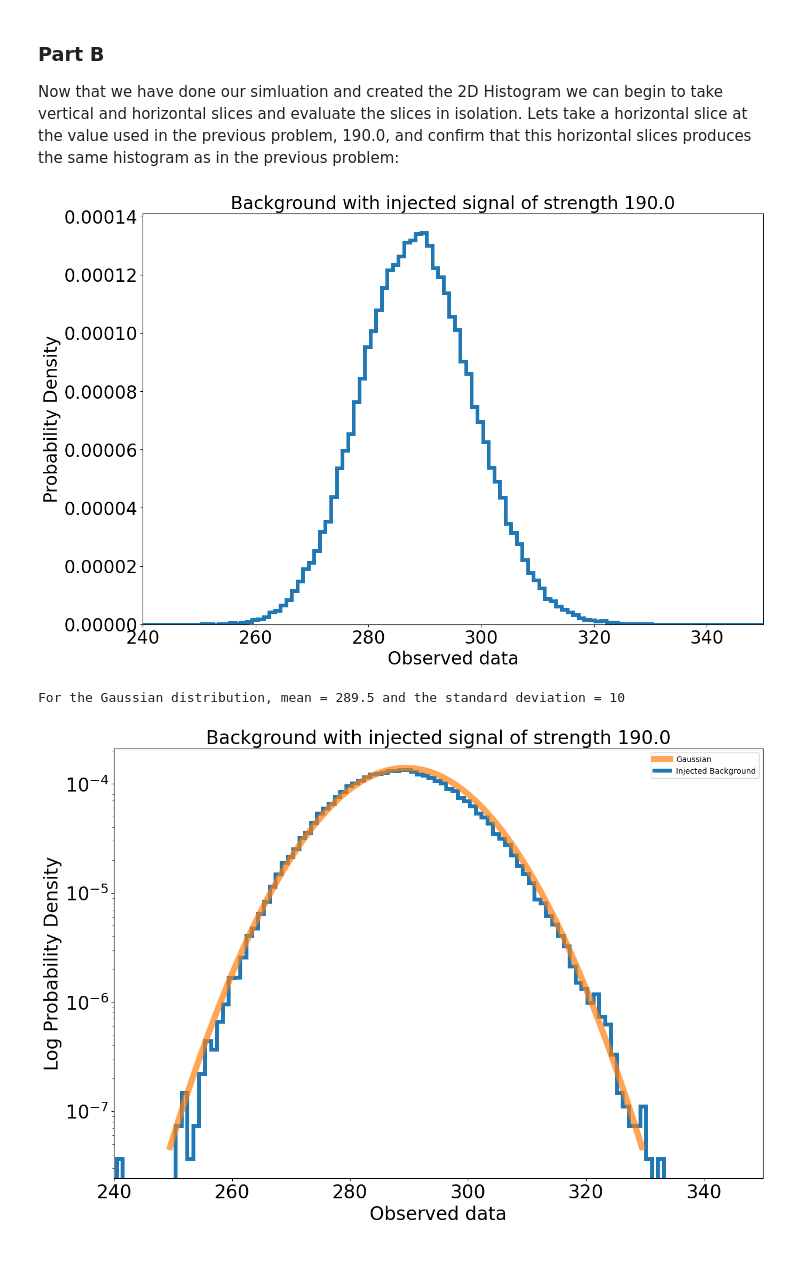
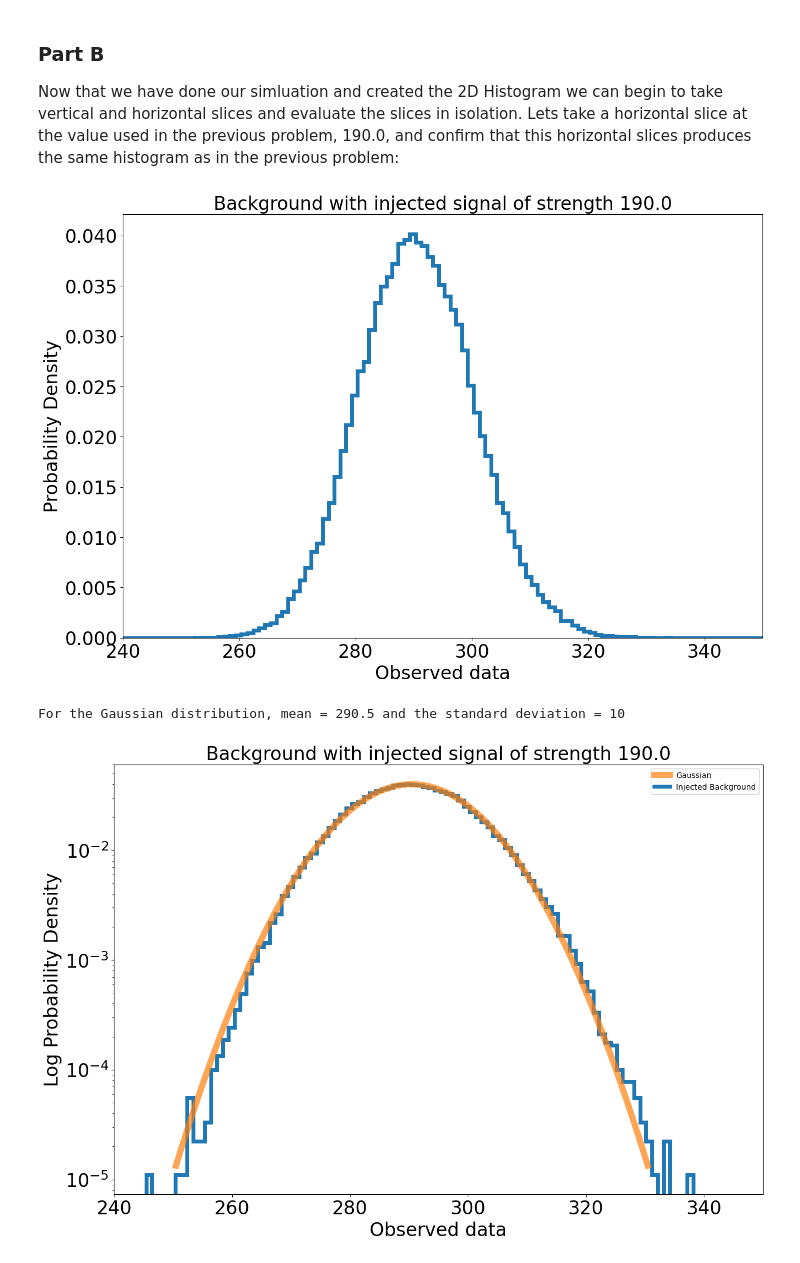
Before and after one commit to williamdolsen/phys434-21au, a Jupyter notebook: labs/lab6/lab6.ipynb, the cells around one changed output. Drawn from its saved outputs; the diff is of its cells as text; code cells hidden in the pictures.

```diff
--- a/labs/lab6/lab6.ipynb
+++ b/labs/lab6/lab6.ipynb
@@ -158,7 +158,7 @@ bkgd = stats.poisson.rvs(bkgd_lambda, size=draw_amount)
 # draw data for our injected signals
 signal_low = 0
 signal_high = 330
-signal = np.random.randint(low=signal_low, high=signal_high+1, size=draw_amount)
+signal = np.random.uniform(low=signal_low, high=signal_high+1, size=draw_amount)
 # %%
 # define our overall data
 data = bkgd + signal
@@ -190,19 +191,19 @@ plot_2d_hist(signaledges, dataedges, Psd)
 ### Part B
 
 Now that we have done our simluation and created the 2D Histogram we can begin to take vertical and horizontal slices and evaluate the slices in isolation.  Lets take a horizontal slice at the value used in the previous problem, 190.0, and confirm that this horizontal slices produces the same histogram as in the previous problem:
+# %%
+def normalize(vector, width):
+    return vector * (1 / (width * np.sum(vector)))
 # %%
 # find the bin associated with the injected value from problem 2
-p2_injected_signal_bin_idx = -1
-for i in range(0, len(signaledges)-1):
-    if signaledges[i] <= inject_8sigma_value and signaledges[i+1] >= inject_8sigma_value:
-        p2_injected_signal_bin_idx = i
-        break
+p2_injected_signal_bin_idx = np.digitize(inject_8sigma_value, signaledges) - 1
 
 # now that we have the bin for our signal we can get the associated histogram data
 p2_observed_data_probs = Psd[:, p2_injected_signal_bin_idx]
 # %%
 # plot a stair plot
-plt.stairs(p2_observed_data_probs, dataedges, linewidth=5)
+p2_observed_data_probs_normalized = normalize(p2_observed_data_probs, dataedges[1] - dataedges[0])
+plt.stairs(p2_observed_data_probs_normalized, dataedges, linewidth=5)
 plt.tick_params(labelsize=24)
 plt.title(f'Background with injected signal of strength {inject_8sigma_value}', fontsize=24)
 plt.xlabel('Observed data', fontsize=24)
@@ -210,28 +211,28 @@ plt.ylabel('Probability Density', fontsize=24)
 plt.xlim(240, 350)
 plt.show()
 # %% [output]
-[figure, old version]
+[figure, new version]
 # %%
 # plot a stair plot
-plt.stairs(p2_observed_data_probs, dataedges, linewidth=5, label='Injected Background')
+plt.stairs(p2_observed_data_probs_normalized, dataedges, linewidth=5, label='Injected Background')
 plt.tick_params(labelsize=24)
 plt.yscale('log')
 plt.title(f'Background with injected signal of strength {inject_8sigma_value}', fontsize=24)
 plt.xlabel('Observed data', fontsize=24)
 plt.ylabel('Log Probability Density', fontsize=24)
 plt.xlim(240, 350)
 
-gaus_mean = bkgd_lambda + inject_8sigma_value - 0.5
+gaus_mean = bkgd_lambda + inject_8sigma_value + 0.5
 gaus_range = 40
 gaus_std = 10
 print(f'For the Gaussian distribution, mean = {gaus_mean} and the standard deviation = {gaus_std}')
 gaus_xs = np.linspace(gaus_mean - gaus_range, gaus_mean + gaus_range, 1000)
-gaus_ys = 0.0035 * stats.norm.pdf(gaus_xs, loc=gaus_mean, scale=gaus_std)
+gaus_ys = stats.norm.pdf(gaus_xs, loc=gaus_mean, scale=gaus_std)
 plt.plot(gaus_xs, gaus_ys, linewidth=8, alpha=0.7, label="Gaussian")
 plt.legend()
 
 plt.show()
 # %% [output]
-For the Gaussian distribution, mean = 289.5 and the standard deviation = 10
+For the Gaussian distribution, mean = 290.5 and the standard deviation = 10
-[figure, old version]
+[figure, new version]
 # %% [markdown]
```
Also changed, not shown: parts of 16 cells of this notebook.
